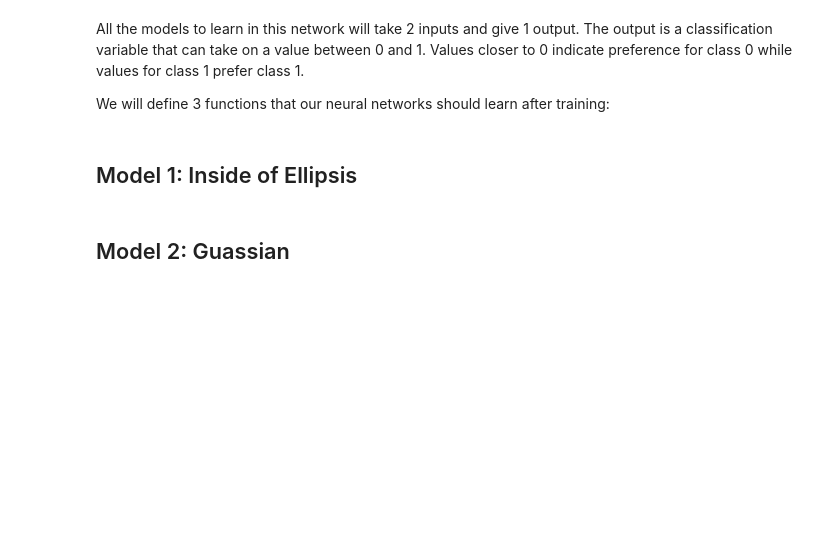
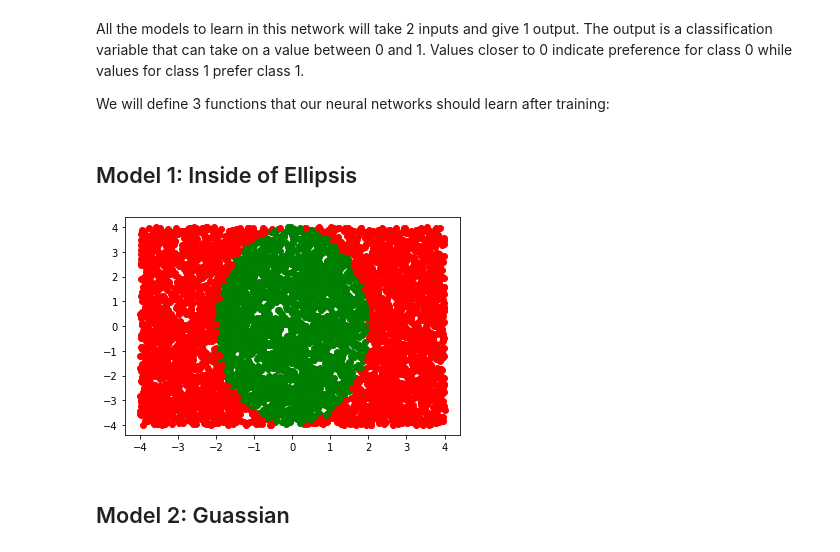
Before and after one commit to brenmcnamara/ML, a Jupyter notebook: projects/Back Propagation.ipynb, the cells around one changed output. Cells and saved outputs as stored; diff of their text form; code cells hidden in the pictures; blank space fills up the shorter version.

```diff
--- a/projects/Back Propagation.ipynb
+++ b/projects/Back Propagation.ipynb
@@ -19,10 +18,36 @@ All the models to learn in this network will take 2 inputs and give 1 output. Th
 We will define 3 functions that our neural networks should learn after training:
 # %% [markdown]
 ## Model 1: Inside of Ellipsis
+# %%
+num_points = 10000
 # %%
 def create_ellipse_func(a, b):
     def ellipse_func(x, y):
-        return 1 if (x*x / a*a + y*y / b*b) <= 1 else 0
+        return 1 if ((x*x) / (a*a) + (y*y) / (b*b)) <= 1 else 0
+
     return ellipse_func
+# %%
+model1_func = create_ellipse_func(2.0, 4.0)
+model1_points = test_points = 8 * np.random.rand(num_points, 2) - 4
+model1_categories = np.apply_along_axis(lambda x: model1_func(x[0], x[1]), axis=1, arr=model1_points)
+
+split_mask = np.random.rand(num_points) <= 0.6
+
+model1_training = model1_points[split_mask]
+model1_training_categories = model1_categories[split_mask]
+
+model1_test = model1_points[~split_mask]
+model1_test_categories = model1_categories[~split_mask]
+# %%
+# Let's make a plot to see where the ellipse is being drawn.
+
+for i in range(len(model1_training_categories)):
+    point = model1_training[i, :]
+    category = model1_training_categories[i]
+    plt.plot(point[0], point[1], 'go' if category == 1 else 'ro')
+
+plt.show()
+# %% [output]
+[figure, added]
 # %% [markdown]
 ## Model 2: Guassian
```
Also changed, not shown: parts of 16 cells of this notebook.
